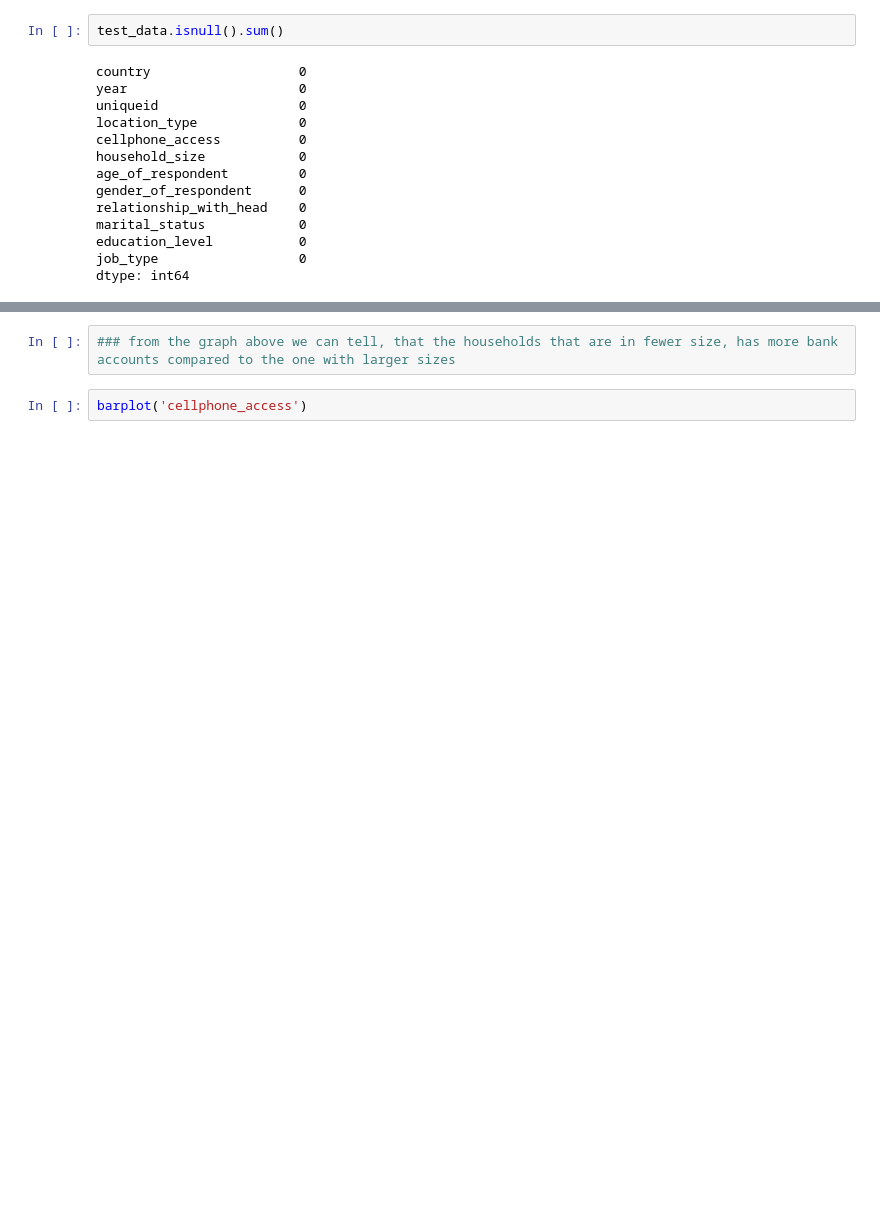
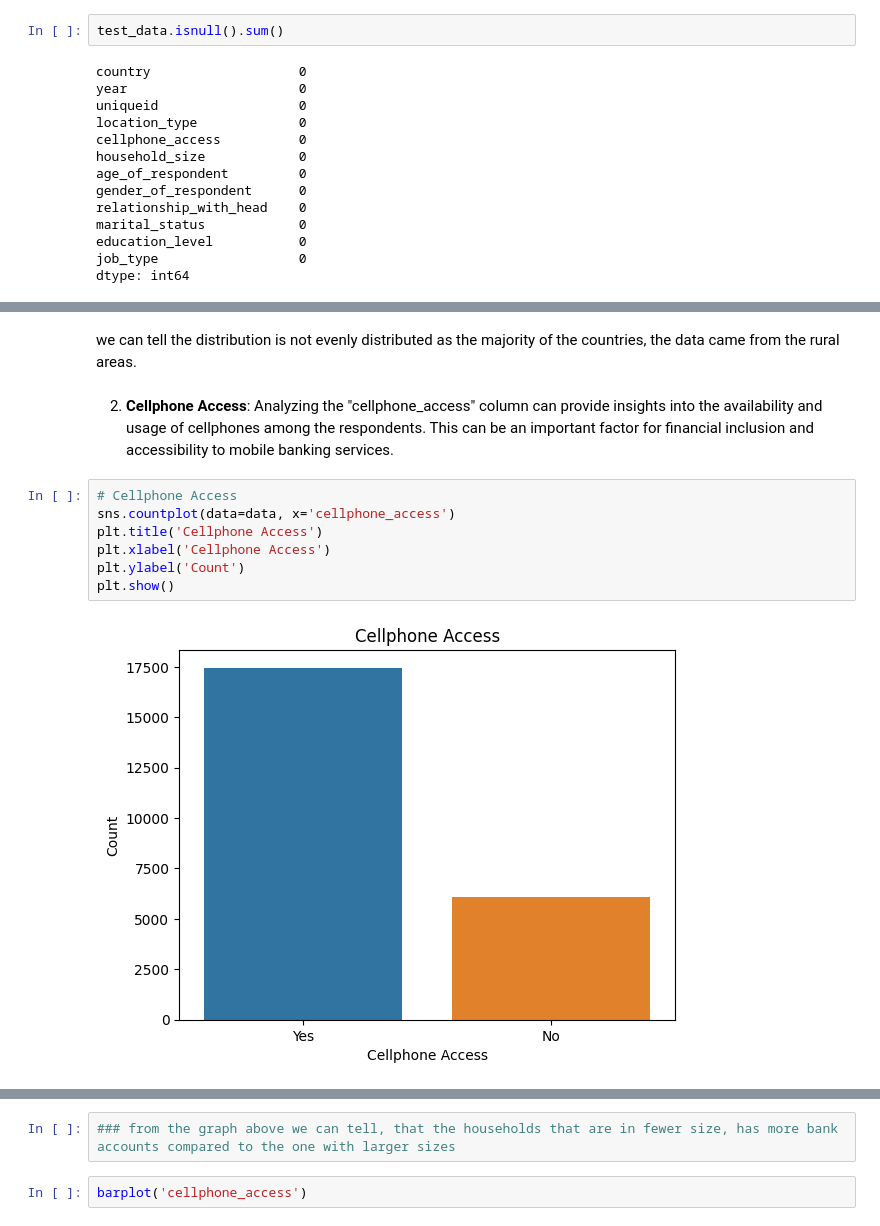
Before and after one commit to henry-254/CapstoneProjects, a Jupyter notebook: Financial_inclusion_in_africa.ipynb, the cells around one changed output, grey strips where cells are left out. Drawn from its saved outputs; the diff is of its cells as text; blank space fills up the shorter version.

```diff
--- a/Financial_inclusion_in_africa.ipynb
+++ b/Financial_inclusion_in_africa.ipynb
@@ -174,0 +188,13 @@ dtype: int64
+# %% [markdown]
+we can tell the distribution is not evenly distributed as the majority of the countries, the data came from the rural areas.
+# %% [markdown]
+2. **Cellphone Access**: Analyzing the "cellphone_access" column can provide insights into the availability and usage of cellphones among the respondents. This can be an important factor for financial inclusion and accessibility to mobile banking services.
+# %%
+# Cellphone Access
+sns.countplot(data=data, x='cellphone_access')
+plt.title('Cellphone Access')
+plt.xlabel('Cellphone Access')
+plt.ylabel('Count')
+plt.show()
+# %% [output]
+[figure, added]
```
Also changed, not shown: parts of 58 cells of this notebook.
